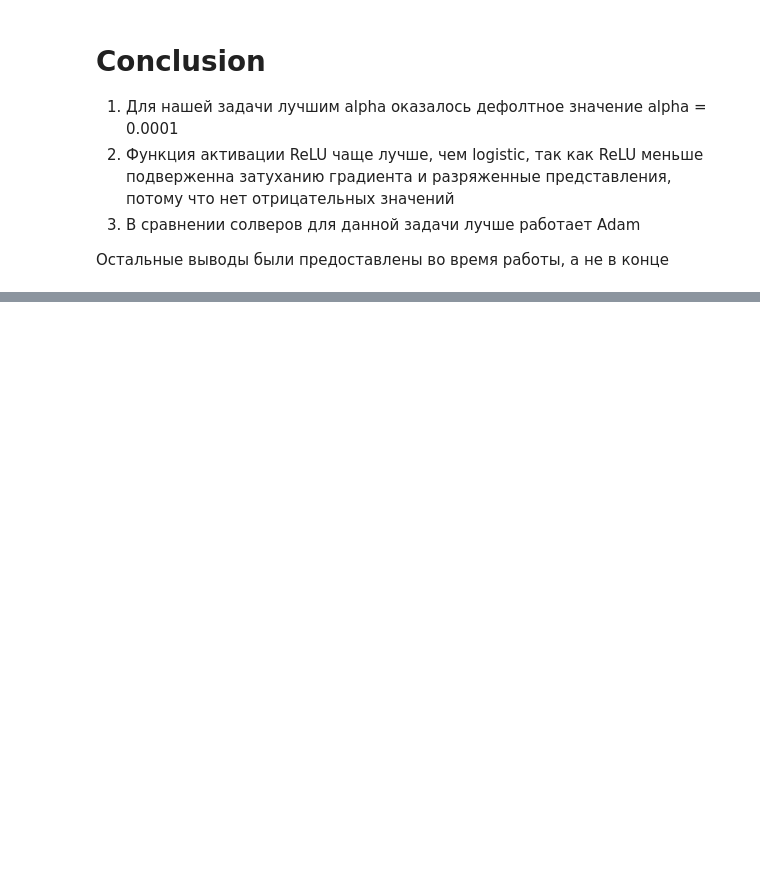
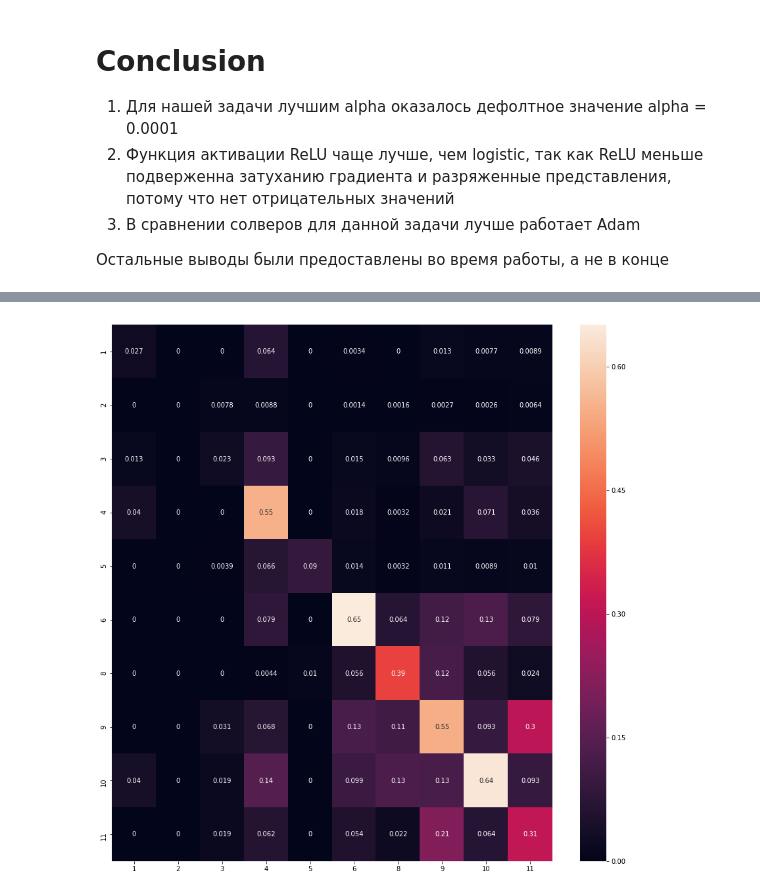
Before and after one commit to topusOctopus/Ml_tasks_Zolotykh, a Jupyter notebook: lab1_classification.ipynb, the cells around one changed output, grey strips where cells are left out. Saved outputs shown, nothing was run; the diff lists cells and outputs as text; code cells hidden in the pictures; blank space fills up the shorter version.

```diff
--- a/lab1_classification.ipynb
+++ b/lab1_classification.ipynb
@@ -1903,0 +1969,4 @@ Adam выдает самые лучшие результаты в сравнен
+# %%
+X_t = pca.fit_transform(X)
+print(pca.explained_variance_ratio_)
+X_train_t, X_test_t, y_train_pca, y_test_pca = train_test_split(X_t, y, test_size = 0.3, random_state = 42)
@@ -1903,0 +1980,3 @@ Adam выдает самые лучшие результаты в сравнен
+# %%
+mlp_model = MLPClassifier(hidden_layer_sizes = (100,), solver = 'lbfgs', activation = 'logistic', random_state = 42)
+mlp_model.fit(X_train_t, y_train_pca)
@@ -1903,0 +1997,3 @@ Adam выдает самые лучшие результаты в сравнен
+# %%
+y_train_pred = mlp_model.predict(X_train_t)
+y_test_pred = mlp_model.predict(X_test_t)
@@ -1903,0 +2022,8 @@ Adam выдает самые лучшие результаты в сравнен
+# %%
+labels_ = sorted(df_raw['fire_type'].unique().tolist())
+# %%
+cnf_matrix = confusion_matrix(y_test_pca, y_test_pred,labels=labels_)
+plt.figure(figsize=(15,15))
+ax = sns.heatmap(cnf_matrix / cnf_matrix.astype(np.float).sum(axis=1), annot=True,xticklabels=labels_,yticklabels=labels_)
+# %% [output]
+[figure, added]
```
Also changed, not shown: parts of 54 cells of this notebook.
